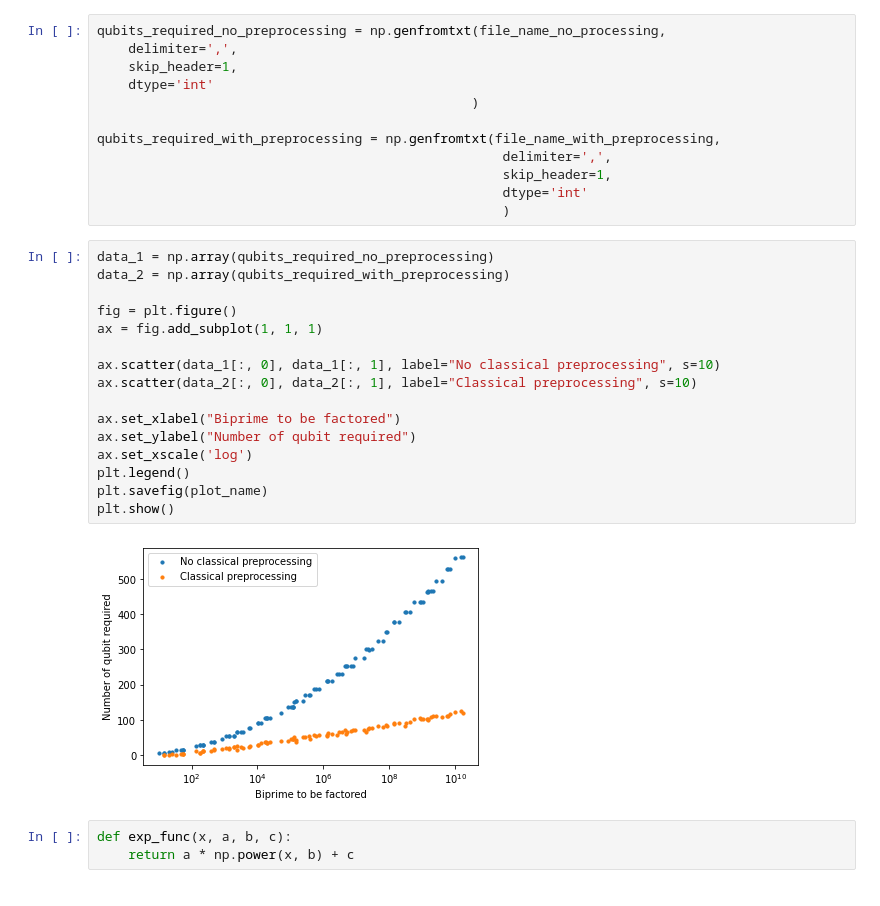
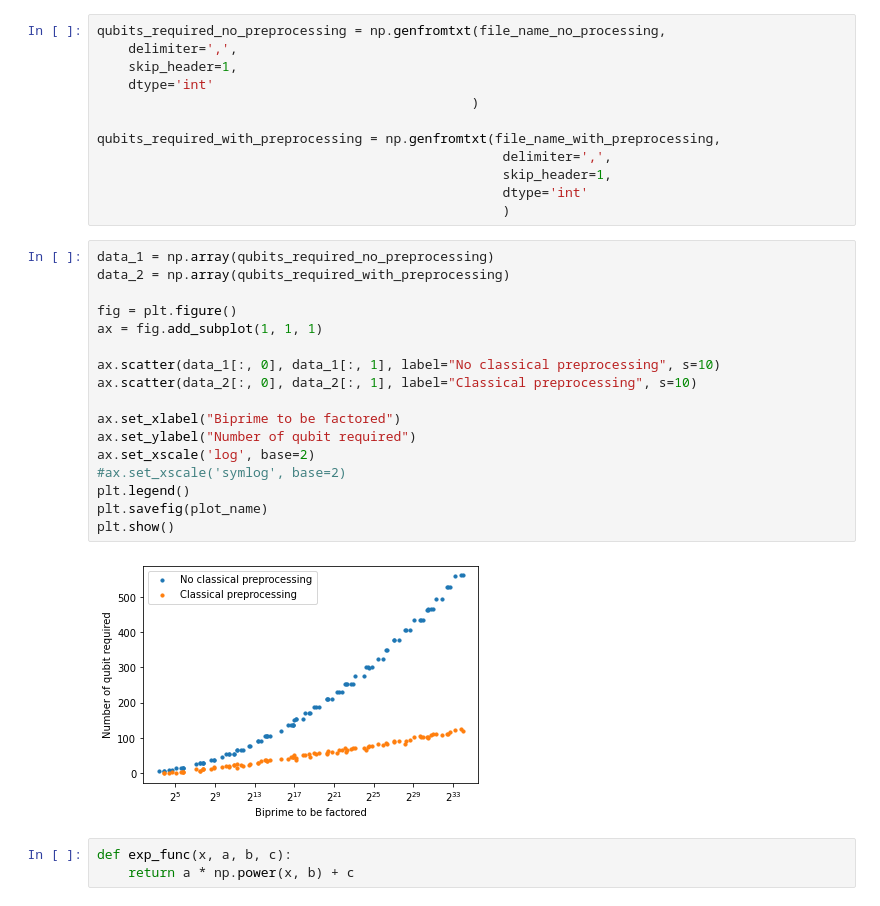
Before and after one commit to Mostafa-Atallah2020/func-qaoa-factorization, a Jupyter notebook: Mostafa and Shamim/graph1.ipynb, the cells around one changed output. Saved outputs shown, nothing was run; the diff lists cells and outputs as text.

Commit message:
Change xscale to log base 2

```diff
--- a/Mostafa and Shamim/graph1.ipynb
+++ b/Mostafa and Shamim/graph1.ipynb
@@ -24,21 +24,22 @@ qubits_required_with_preprocessing = np.genfromtxt(file_name_with_preprocessing,
 # %%
 data_1 = np.array(qubits_required_no_preprocessing)
 data_2 = np.array(qubits_required_with_preprocessing)
 
 fig = plt.figure()
 ax = fig.add_subplot(1, 1, 1)
 
 ax.scatter(data_1[:, 0], data_1[:, 1], label="No classical preprocessing", s=10)
 ax.scatter(data_2[:, 0], data_2[:, 1], label="Classical preprocessing", s=10)
 
 ax.set_xlabel("Biprime to be factored")
 ax.set_ylabel("Number of qubit required")
-ax.set_xscale('log')
+ax.set_xscale('log', base=2)
+#ax.set_xscale('symlog', base=2)
 plt.legend()
 plt.savefig(plot_name)
 plt.show()
 # %% [output]
-[figure, old version]
+[figure, new version]
 # %%
 def exp_func(x, a, b, c):
     return a * np.power(x, b) + c
```
Also changed, not shown: parts of 1 cell of this notebook.
